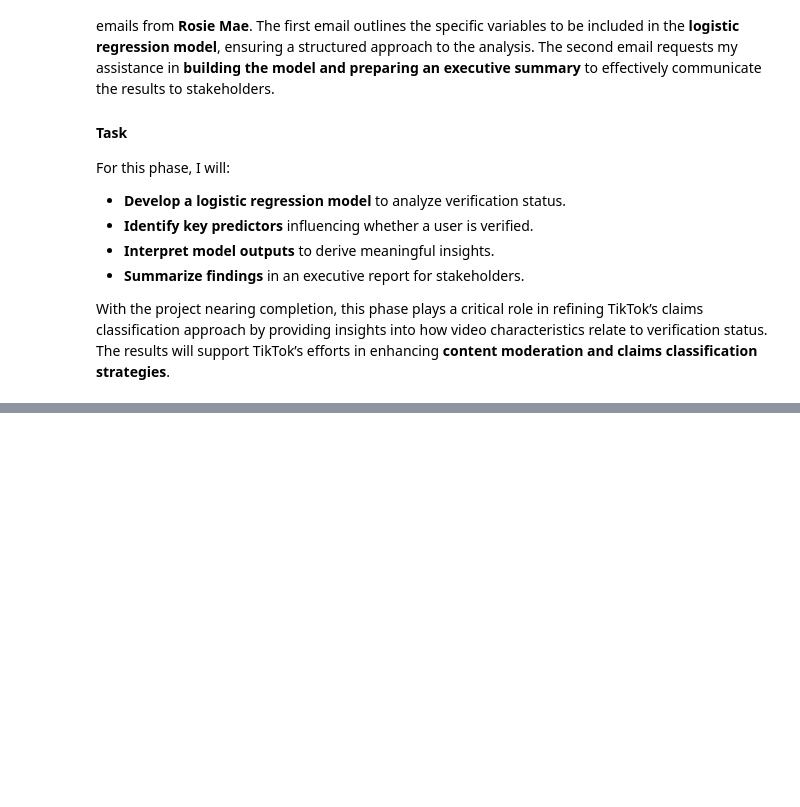
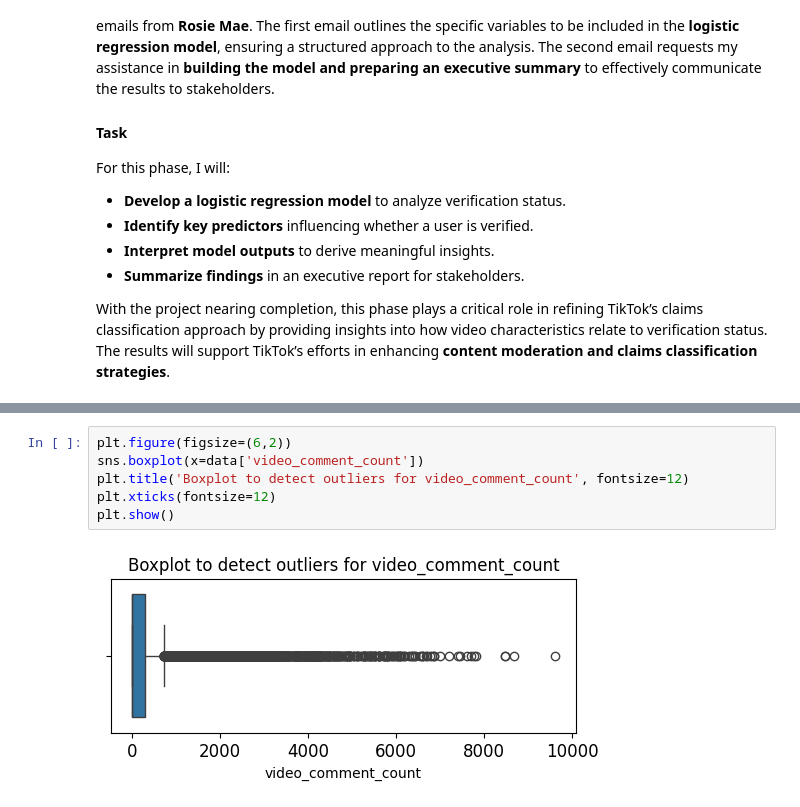
Before and after one commit to Cyberoctane29/TikTok-Claims-Classification-End-to-End-Analysis-and-Modeling, a Jupyter notebook: TikTok_Claims_Classification_Part2_Statistical_Analysis_to_Modeling.ipynb, the cells around one changed output, grey strips where cells are left out. Drawn from its saved outputs; the diff is of its cells as text; blank space fills up the shorter version.

```diff
--- a/TikTok_Claims_Classification_Part2_Statistical_Analysis_to_Modeling.ipynb
+++ b/TikTok_Claims_Classification_Part2_Statistical_Analysis_to_Modeling.ipynb
@@ -312,0 +465,8 @@ With the project nearing completion, this phase plays a critical role in refinin
+# %%
+plt.figure(figsize=(6,2))
+sns.boxplot(x=data['video_comment_count'])
+plt.title('Boxplot to detect outliers for video_comment_count', fontsize=12)
+plt.xticks(fontsize=12)
+plt.show()
+# %% [output]
+[figure, added]
```
Also changed, not shown: parts of 122 cells of this notebook, 2 other files.
